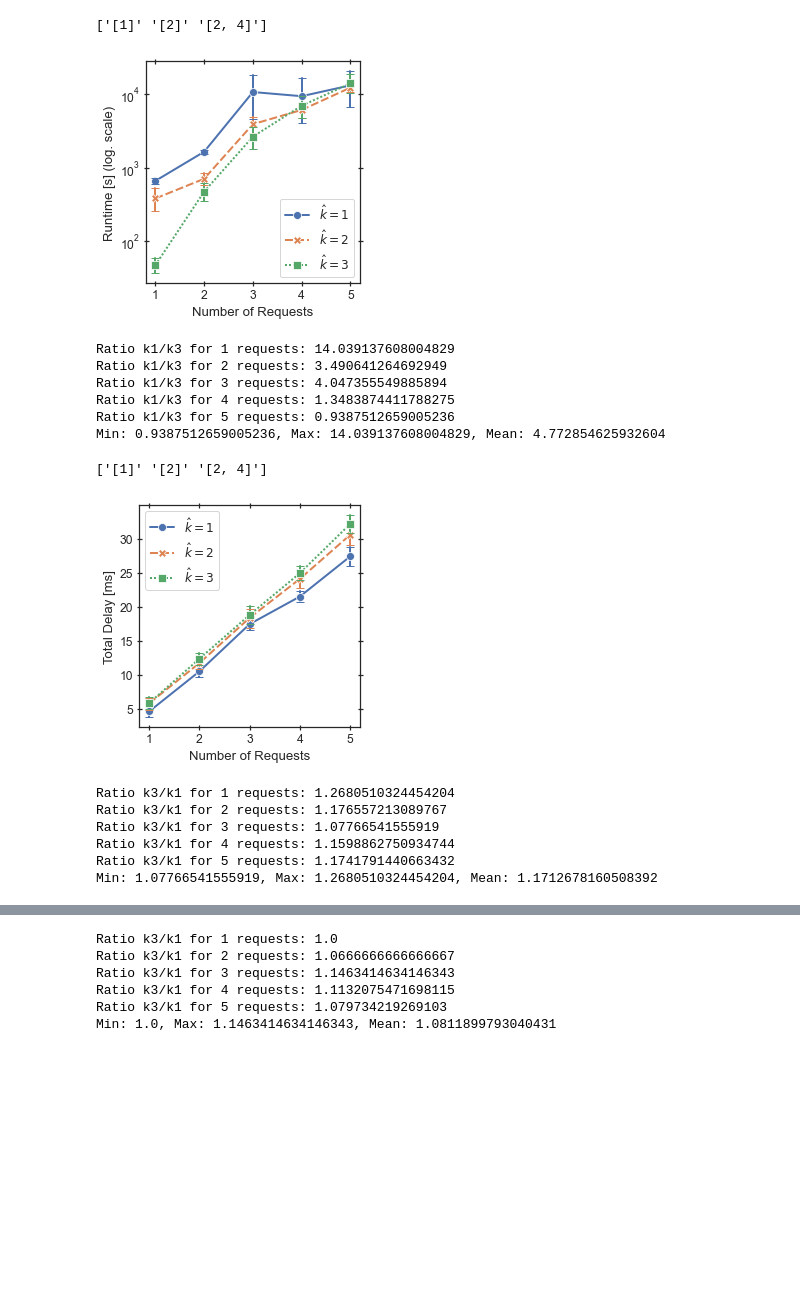
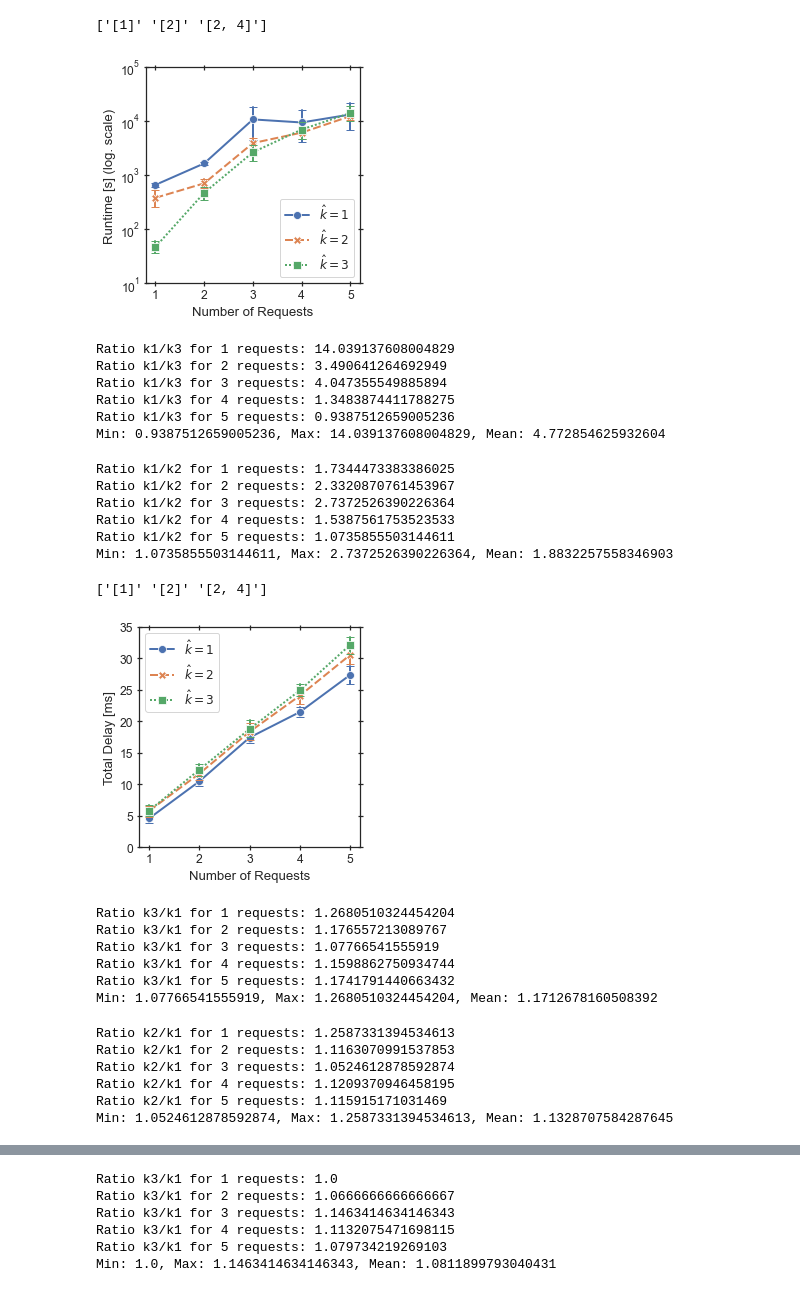
Before and after one commit to CN-UPB/hierarchical-coordination, a Jupyter notebook: eval/research_q_2_distance_plots.ipynb, the cells around one changed output, grey strips where cells are left out. Drawn from its saved outputs; the diff is of its cells as text; code cells hidden in the pictures; blank space fills up the shorter version.

```diff
--- a/eval/research_q_2_distance_plots.ipynb
+++ b/eval/research_q_2_distance_plots.ipynb
@@ -6,7 +6,7 @@ import pandas as pd
 import numpy as np
 %matplotlib inline
 
-sns.set()
+sns.set(font_scale=1.1, style='white', rc={'lines.linewidth': 2})
 
 df_wo_inf = pd.read_csv("csvs_final/all_data_final_no_inf.csv")
 df_with_inf =  pd.read_csv("csvs_final/all_data_final_with_inf.csv")
@@ -57,43 +64,53 @@ def analyze_ratio(metric, k1_by_k3=False):
 
 # old
 # sns_plot = sns.relplot(data=df_wo_inf, x="request_count", markers=True, y="runtime", style="hierarchy", kind="line", legend=False)
 # sns_plot.set(xlabel='Amount of VNF requests', ylabel='Runtime in ms [log]')
 # ax = sns_plot.axes[0][0]
 # ax.set_yscale("log")
 # plt.legend(title='Approach', loc='lower right', labels=['Baseline', '[1,2]', '[1,2,4]'])
 # sns_plot.savefig("final_figs/final_runtimes.pdf")
 
 
 def plot_runtime(df):
     fig, ax = plt.subplots(figsize=(4, 4))
     sns.set(font_scale=1.1, style='white', rc={'lines.linewidth': 2})
 
     print(df['hierarchy'].unique())
     sns.lineplot(df['request_count'], df['runtime'] / 1000, hue=df['hierarchy'], style=df['hierarchy'], markers=True, markersize=8, legend=False,
                 err_style='bars', err_kws={'capsize': 4})
 
     ax.set_xlabel('Number of Requests')
     ax.set_ylabel('Runtime [s] (log. scale)')
     ax.set_yscale('log')
+    ax.set_ylim(10**1, 10**5)
     ax.tick_params(axis='both', direction='inout', length=5, bottom=True, left=True, right=True, top=True)
     plt.legend(labels=mapped_labels(df['hierarchy'].unique()))
 
     plt.tight_layout()
     fig.savefig('final_figs/runtime.pdf')
 
 plot_runtime(df_wo_inf)
 # %% [output]
 ['[1]' '[2]' '[2, 4]']
-[figure, old version]
+[figure, new version]
-# %%
-analyze_ratio('runtime', k1_by_k3=True)
-# %% [output]
-Ratio k1/k3 for 1 requests: 14.039137608004829
-Ratio k1/k3 for 2 requests: 3.490641264692949
-Ratio k1/k3 for 3 requests: 4.047355549885894
-Ratio k1/k3 for 4 requests: 1.3483874411788275
-Ratio k1/k3 for 5 requests: 0.9387512659005236
-Min: 0.9387512659005236, Max: 14.039137608004829, Mean: 4.772854625932604
+# %%
+analyze_ratio('runtime', numerator='k1', denominator='k3')
+# %% [output]
+Ratio k1/k3 for 1 requests: 14.039137608004829
+Ratio k1/k3 for 2 requests: 3.490641264692949
+Ratio k1/k3 for 3 requests: 4.047355549885894
+Ratio k1/k3 for 4 requests: 1.3483874411788275
+Ratio k1/k3 for 5 requests: 0.9387512659005236
+Min: 0.9387512659005236, Max: 14.039137608004829, Mean: 4.772854625932604
+# %%
+analyze_ratio('runtime', numerator='k1', denominator='k2')
+# %% [output]
+Ratio k1/k2 for 1 requests: 1.7344473383386025
+Ratio k1/k2 for 2 requests: 2.3320870761453967
+Ratio k1/k2 for 3 requests: 2.7372526390226364
+Ratio k1/k2 for 4 requests: 1.5387561753523533
+Ratio k1/k2 for 5 requests: 1.0735855503144611
+Min: 1.0735855503144611, Max: 2.7372526390226364, Mean: 1.8832257558346903
 # %%
 # sum tot delay makes only sense for the w/o inf df
 # sns_plot = sns.relplot(data=df_wo_inf, x="request_count", markers=True, ci="sd", y="sum_total_delay", style="hierarchy", kind="line", legend=False)
@@ -111,6 +128,7 @@ def plot_delay(df):
 
     ax.set_xlabel('Number of Requests')
     ax.set_ylabel('Total Delay [ms]')
+    ax.set_ylim(0, 35)
     ax.tick_params(axis='both', direction='inout', length=5, bottom=True, left=True, right=True, top=True)
     plt.legend(labels=mapped_labels(df['hierarchy'].unique()))
 
@@ -120,7 +138,7 @@ def plot_delay(df):
 plot_delay(df_wo_inf)
 # %% [output]
 ['[1]' '[2]' '[2, 4]']
-[figure, old version]
+[figure, new version]
 # %%
 analyze_ratio('sum_total_delay')
 # %% [output]
@@ -130,6 +148,15 @@ Ratio k3/k1 for 3 requests: 1.07766541555919
 Ratio k3/k1 for 4 requests: 1.1598862750934744
 Ratio k3/k1 for 5 requests: 1.1741791440663432
 Min: 1.07766541555919, Max: 1.2680510324454204, Mean: 1.1712678160508392
+# %%
+analyze_ratio('sum_total_delay', numerator='k2', denominator='k1')
+# %% [output]
+Ratio k2/k1 for 1 requests: 1.2587331394534613
+Ratio k2/k1 for 2 requests: 1.1163070991537853
+Ratio k2/k1 for 3 requests: 1.0524612878592874
+Ratio k2/k1 for 4 requests: 1.1209370946458195
+Ratio k2/k1 for 5 requests: 1.115915171031469
+Min: 1.0524612878592874, Max: 1.2587331394534613, Mean: 1.1328707584287645
 # %%
 # placements makes only sense for the w/o inf df
 # sns_plot = sns.relplot(data=df_wo_inf, x="request_count", markers=True, ci='sd', y="placements", style="hierarchy", kind="line", legend=False)
```
Also changed, not shown: parts of 5 cells of this notebook, 23 other files.
